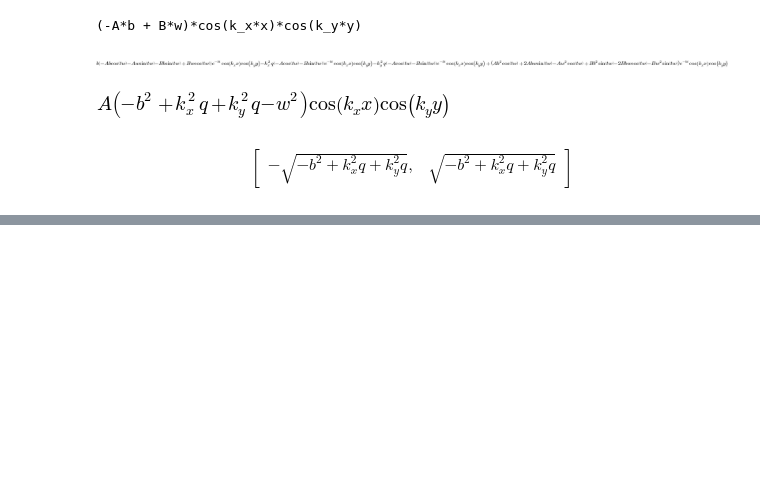
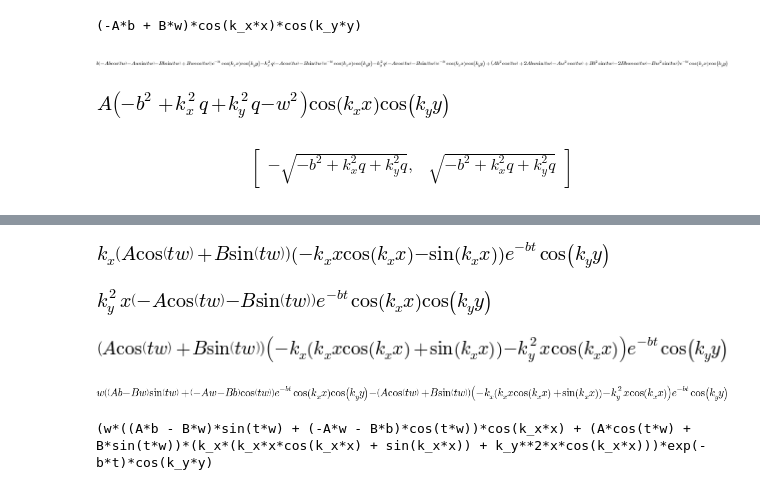
Before and after one commit to miladh/inf5620, a Jupyter notebook: waveEquation/doc/src/waveEquation.ipynb, the cells around one changed output, grey strips where cells are left out. Saved outputs shown, nothing was run; the diff lists cells and outputs as text; code cells hidden in the pictures; blank space fills up the shorter version.

```diff
--- a/waveEquation/doc/src/waveEquation.ipynb
+++ b/waveEquation/doc/src/waveEquation.ipynb
@@ -512,0 +551,17 @@ $$\begin{bmatrix}- \sqrt{- b^{2} + k_{x}^{2} q + k_{y}^{2} q}, & \sqrt{- b^{2} +
+# %%
+u_xx= diff(q*diff(u, x), x).simplify()
+u_yy= diff(q*diff(u, y), y).simplify()
+rs = (u_xx + u_yy).simplify()
+display(u_xx,u_yy,rs)
+# %% [output]
+[figure, added]
+[figure, added]
+[figure, added]
+# %%
+eq  = ls-rs
+f = eq.simplify()
+display(eq)
+print f
+# %% [output]
+[figure, added]
+(w*((A*b - B*w)*sin(t*w) + (-A*w - B*b)*cos(t*w))*cos(k_x*x) + (A*cos(t*w) + B*sin(t*w))*(k_x*(k_x*x*cos(k_x*x) + sin(k_x*x)) + k_y**2*x*cos(k_x*x)))*exp(-b*t)*cos(k_y*y)
```
Also changed, not shown: parts of 8 cells of this notebook, 1 other file.
